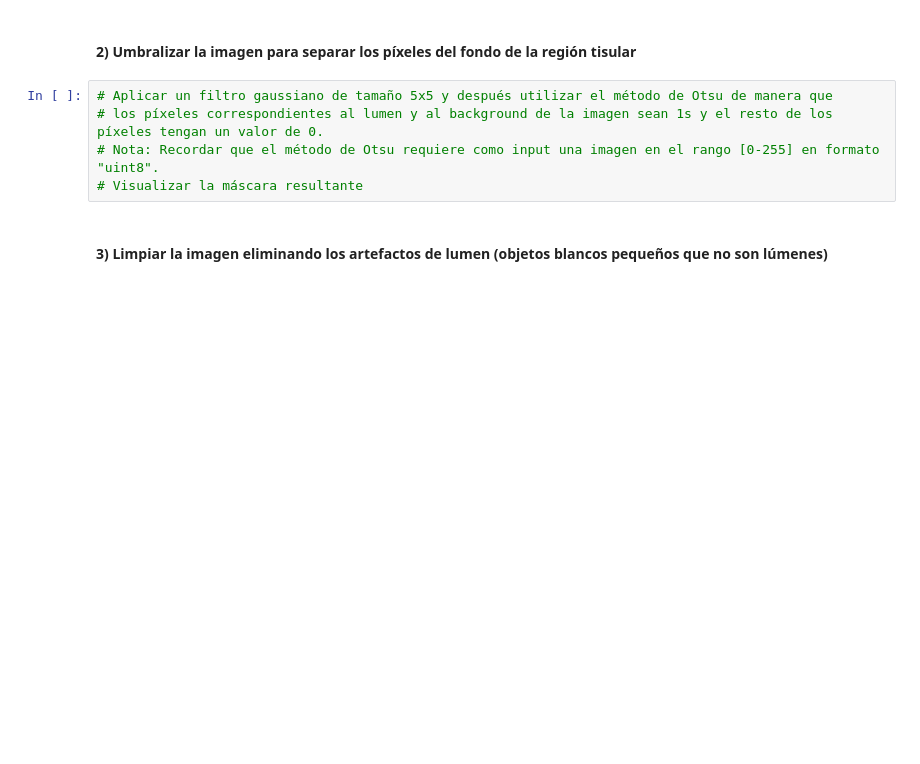
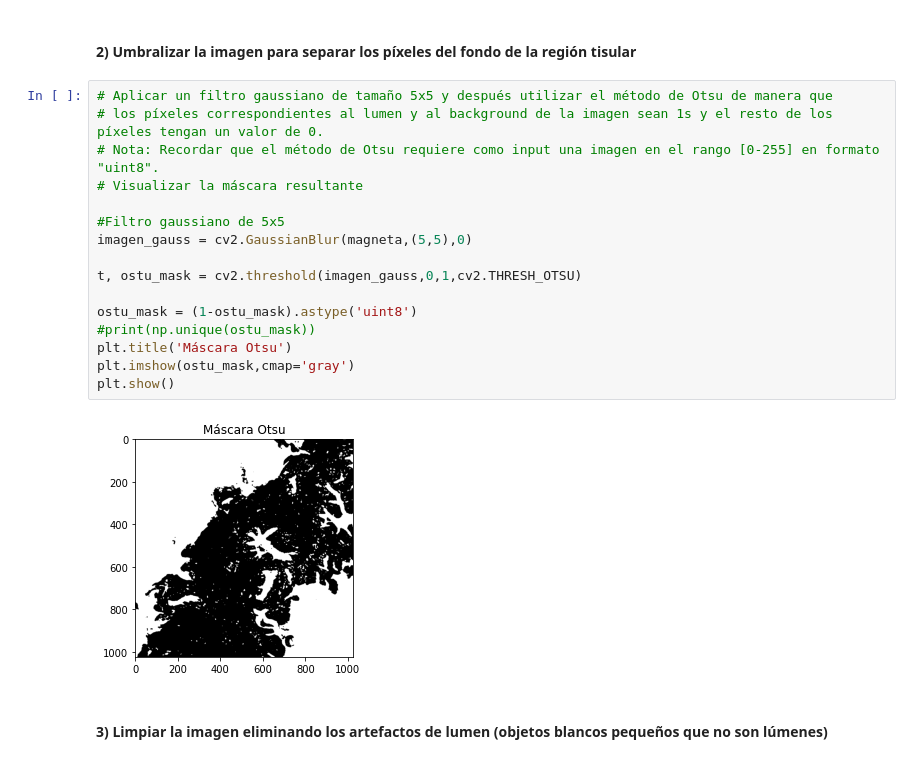
Before and after one commit to StevenMena/05MIAR---Aprendizaje_Supervisado, a Jupyter notebook: Actividad_C1_P1_MenaChavez_StevenAlberto.ipynb, the cells around one changed output. Cells and saved outputs as stored; diff of their text form; blank space fills up the shorter version.

```diff
--- a/Actividad_C1_P1_MenaChavez_StevenAlberto.ipynb
+++ b/Actividad_C1_P1_MenaChavez_StevenAlberto.ipynb
@@ -48,8 +50,21 @@ Canal Magneta
 # %%
 # Aplicar un filtro gaussiano de tamaño 5x5 y después utilizar el método de Otsu de manera que
 # los píxeles correspondientes al lumen y al background de la imagen sean 1s y el resto de los píxeles tengan un valor de 0.
 # Nota: Recordar que el método de Otsu requiere como input una imagen en el rango [0-255] en formato "uint8".
 # Visualizar la máscara resultante
+
+#Filtro gaussiano de 5x5
+imagen_gauss = cv2.GaussianBlur(magneta,(5,5),0)
+
+t, ostu_mask = cv2.threshold(imagen_gauss,0,1,cv2.THRESH_OTSU)
+
+ostu_mask = (1-ostu_mask).astype('uint8')
+#print(np.unique(ostu_mask))
+plt.title('Máscara Otsu')
+plt.imshow(ostu_mask,cmap='gray')
+plt.show()
+# %% [output]
+[figure, added]
 # %% [markdown]
 #### 3) Limpiar la imagen eliminando los artefactos de lumen (objetos blancos pequeños que no son lúmenes)
 # %%
```
Also changed, not shown: parts of 2 cells of this notebook.
